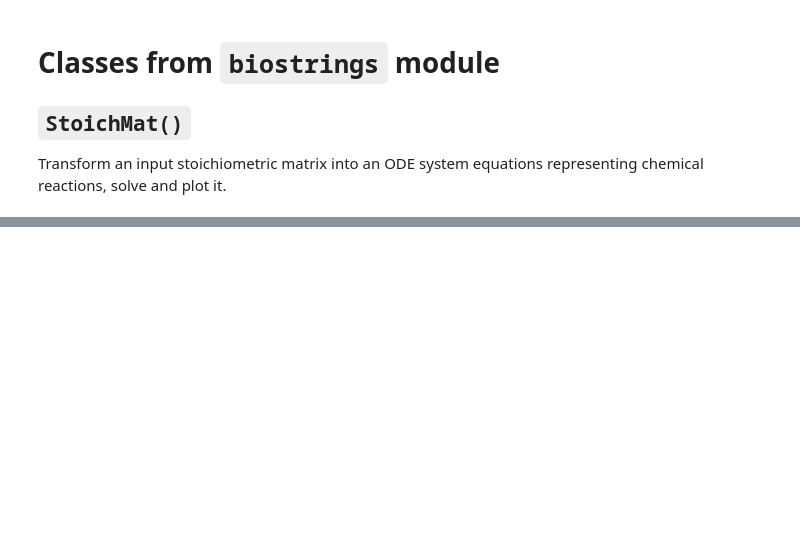
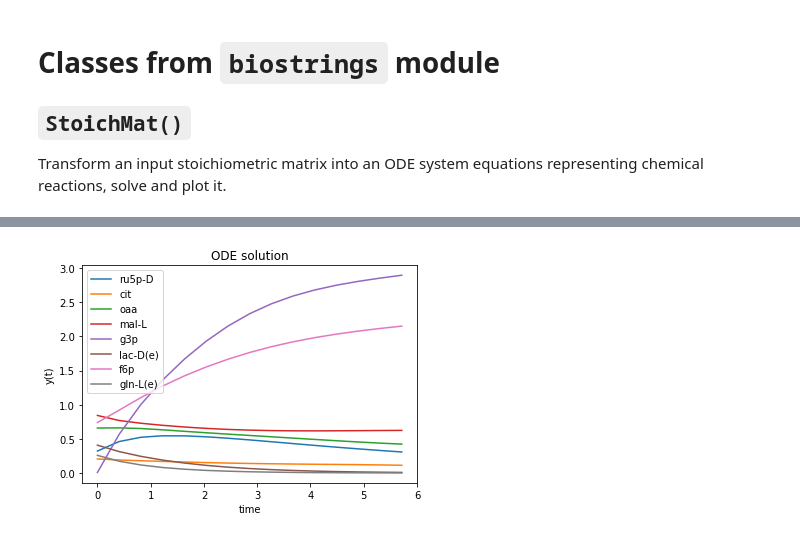
Before and after one commit to MiqG/compybio, a Jupyter notebook: examples/modeling.ipynb, the cells around one changed output, grey strips where cells are left out. Drawn from its saved outputs; the diff is of its cells as text; code cells hidden in the pictures; blank space fills up the shorter version.

```diff
--- a/examples/modeling.ipynb
+++ b/examples/modeling.ipynb
@@ -34,0 +44,3 @@ StoichMat().plotSolODE(t, y, labels=['A','B','C','D','E'])
+# %%
+core_model = pd.read_excel('data/modeling/ecoli_core_model.xls')
+core_model.head()
@@ -34,0 +55,23 @@ StoichMat().plotSolODE(t, y, labels=['A','B','C','D','E'])
+# %%
+stoichmat = np.array(core_model.iloc[:,1:])
+metaboliteNames = core_model.iloc[:,0]
+# %%
+## reaction rates
+ratesvec = np.random.rand(stoichmat.shape[1],1)
+## initial concentration
+c0 = np.random.rand(stoichmat.shape[0],)
+
+# compute ODE
+## time points
+t = np.linspace(0,20)
+## solve ODE
+y = odeint(StoichMat().computeODE, c0, t, args=(stoichmat, ratesvec))
+# %%
+# plot
+np.random.seed(123)
+nMetabs = 8
+idxMetabs = np.random.randint(0,len(metaboliteNames),size = nMetabs)
+
+StoichMat().plotSolODE(t, y[:,idxMetabs], labels= list(metaboliteNames[idxMetabs]))
+# %% [output]
+[figure, added]
```
Also changed, not shown: parts of 5 cells of this notebook, 5 other files.
